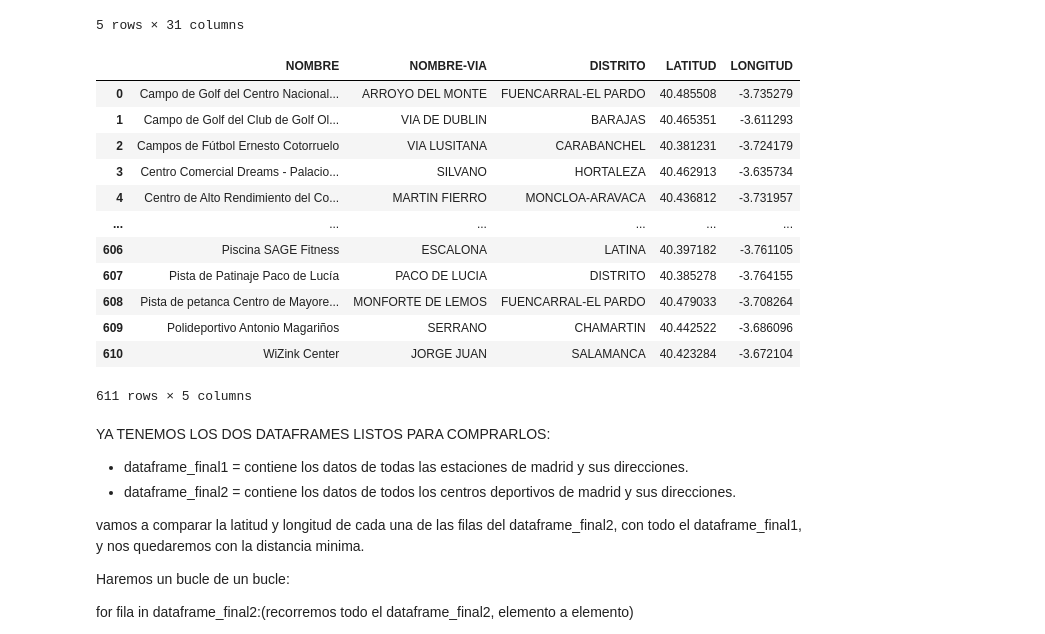
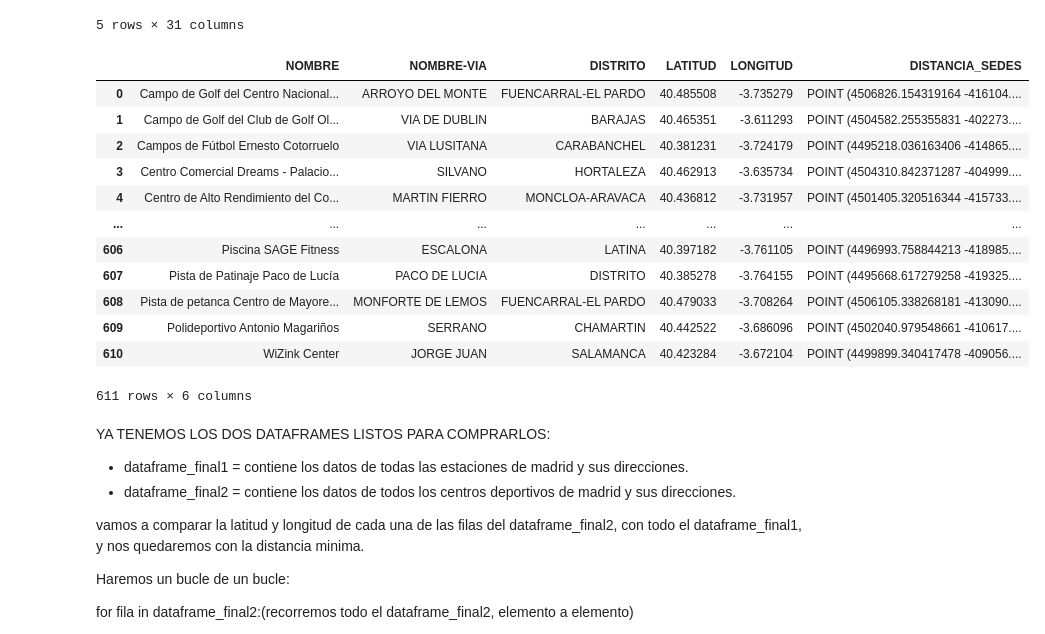
Before and after one commit to montesgrande95/ih_datamadpt1121_project_m1, a Jupyter notebook: ADQUISITION/import_tables.ipynb, the cells around one changed output. Cells and saved outputs as stored; diff of their text form; code cells hidden in the pictures.

```diff
--- a/ADQUISITION/import_tables.ipynb
+++ b/ADQUISITION/import_tables.ipynb
@@ -143,22 +135,30 @@ dataframe_centrosdeportivos.head()
 # %%
 #VAMOS A QUEDARNOS SOLO CON LAS COLUMNAS QUE NOS INTERESAN DE LA SEGUNDA TABLA, TABLA DE LA COMUNIDAD DE MADRID.
 
-dataframe_final2 = pd.DataFrame(dataframe_centrosdeportivos[["NOMBRE" , "NOMBRE-VIA" , "DISTRITO" , "LATITUD" , "LONGITUD"]] )
-dataframe_final2
+dataframe_sedes = pd.DataFrame(dataframe_centrosdeportivos[["NOMBRE" , "NOMBRE-VIA" , "DISTRITO" , "LATITUD" , "LONGITUD"]] )
+
+
+def to_mercator(lat, long):
+    # transform latitude/longitude data in degrees to pseudo-mercator coordinates in metres
+    c = gpd.GeoSeries([Point(lat, long)], crs=4326)
+    c = c.to_crs(3857)
+    return c
+dataframe_sedes["DISTANCIA_SEDES"] = dataframe_sedes.apply(lambda x : to_mercator(x["LATITUD"],x["LONGITUD"]),axis=1)
+dataframe_sedes
 # %% [output]
-|  | NOMBRE | NOMBRE-VIA | DISTRITO | LATITUD | LONGITUD |
-| 0 | Campo de Golf del Centro Nacional... | ARROYO DEL MONTE | FUENCARRAL-EL PARDO | 40.485508 | -3.735279 |
-| 1 | Campo de Golf del Club de Golf Ol... | VIA DE DUBLIN | BARAJAS | 40.465351 | -3.611293 |
-| 2 | Campos de Fútbol Ernesto Cotorruelo | VIA LUSITANA | CARABANCHEL | 40.381231 | -3.724179 |
-| 3 | Centro Comercial Dreams - Palacio... | SILVANO | HORTALEZA | 40.462913 | -3.635734 |
-| 4 | Centro de Alto Rendimiento del Co... | MARTIN FIERRO | MONCLOA-ARAVACA | 40.436812 | -3.731957 |
-| ... | ... | ... | ... | ... | ... |
-| 606 | Piscina SAGE Fitness | ESCALONA | LATINA | 40.397182 | -3.761105 |
-| 607 | Pista de Patinaje Paco de Lucía | PACO DE LUCIA | DISTRITO | 40.385278 | -3.764155 |
-| 608 | Pista de petanca Centro de Mayore... | MONFORTE DE LEMOS | FUENCARRAL-EL PARDO | 40.479033 | -3.708264 |
-| 609 | Polideportivo Antonio Magariños | SERRANO | CHAMARTIN | 40.442522 | -3.686096 |
-| 610 | WiZink Center | JORGE JUAN | SALAMANCA | 40.423284 | -3.672104 |
+|  | NOMBRE | NOMBRE-VIA | DISTRITO | LATITUD | LONGITUD | DISTANCIA_SEDES |
+| 0 | Campo de Golf del Centro Nacional... | ARROYO DEL MONTE | FUENCARRAL-EL PARDO | 40.485508 | -3.735279 | POINT (4506826.154319164 -416104.... |
+| 1 | Campo de Golf del Club de Golf Ol... | VIA DE DUBLIN | BARAJAS | 40.465351 | -3.611293 | POINT (4504582.255355831 -402273.... |
+| 2 | Campos de Fútbol Ernesto Cotorruelo | VIA LUSITANA | CARABANCHEL | 40.381231 | -3.724179 | POINT (4495218.036163406 -414865.... |
+| 3 | Centro Comercial Dreams - Palacio... | SILVANO | HORTALEZA | 40.462913 | -3.635734 | POINT (4504310.842371287 -404999.... |
+| 4 | Centro de Alto Rendimiento del Co... | MARTIN FIERRO | MONCLOA-ARAVACA | 40.436812 | -3.731957 | POINT (4501405.320516344 -415733.... |
+| ... | ... | ... | ... | ... | ... | ... |
+| 606 | Piscina SAGE Fitness | ESCALONA | LATINA | 40.397182 | -3.761105 | POINT (4496993.758844213 -418985.... |
+| 607 | Pista de Patinaje Paco de Lucía | PACO DE LUCIA | DISTRITO | 40.385278 | -3.764155 | POINT (4495668.617279258 -419325.... |
+| 608 | Pista de petanca Centro de Mayore... | MONFORTE DE LEMOS | FUENCARRAL-EL PARDO | 40.479033 | -3.708264 | POINT (4506105.338268181 -413090.... |
+| 609 | Polideportivo Antonio Magariños | SERRANO | CHAMARTIN | 40.442522 | -3.686096 | POINT (4502040.979548661 -410617.... |
+| 610 | WiZink Center | JORGE JUAN | SALAMANCA | 40.423284 | -3.672104 | POINT (4499899.340417478 -409056.... |
-611 rows × 5 columns
+611 rows × 6 columns
 # %% [markdown]
 YA TENEMOS LOS DOS DATAFRAMES LISTOS PARA COMPRARLOS:
 
```
Also changed, not shown: parts of 8 cells of this notebook, 2 other files.
